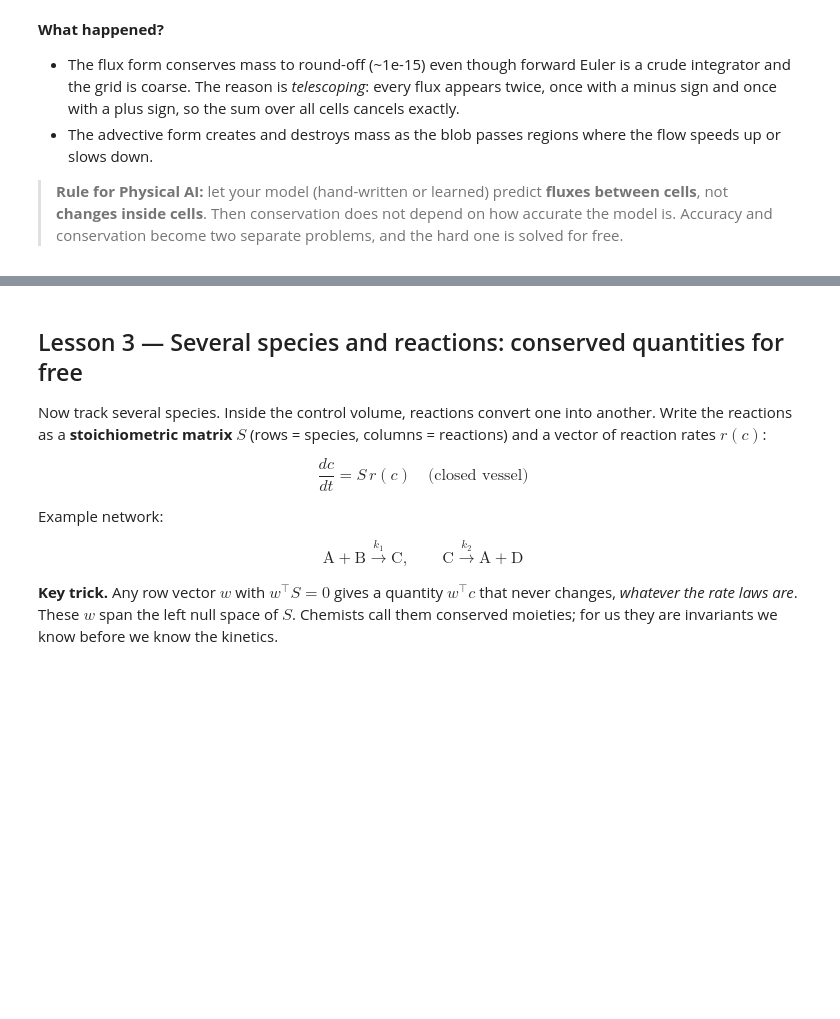
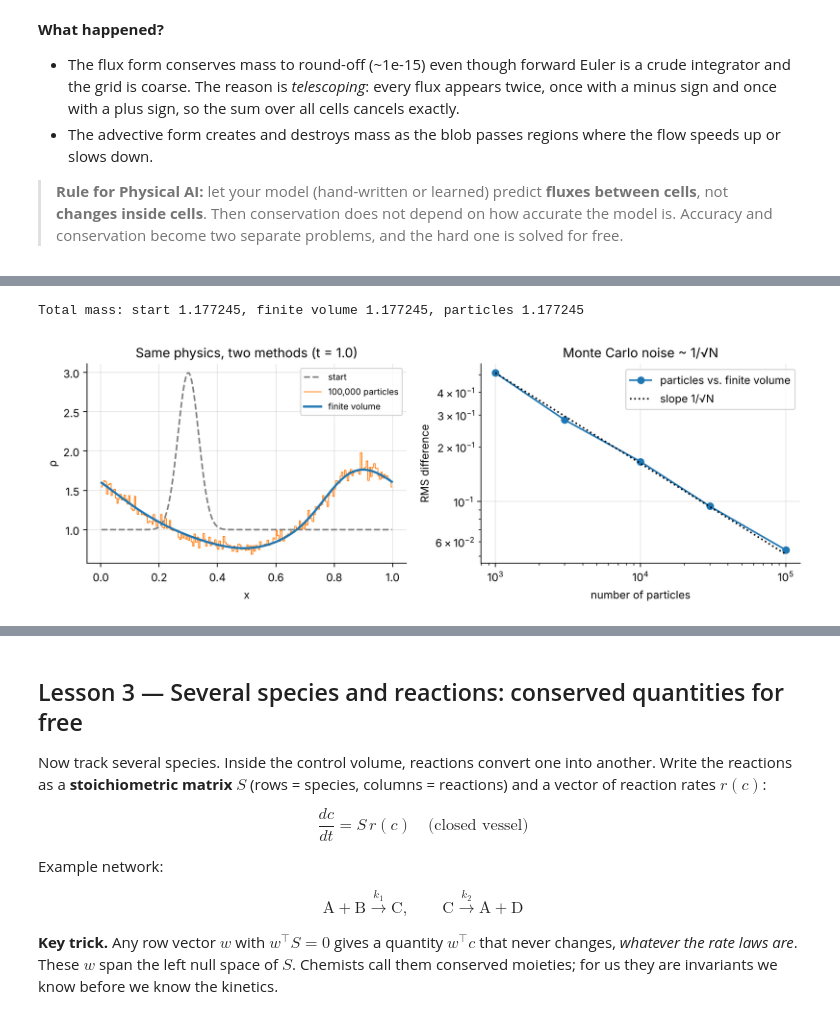
Before and after one commit to dansum/web-apps, a Jupyter notebook: notebooks/mass-balance-physical-ai/mass_balance_physical_ai.ipynb, the cells around one changed output, grey strips where cells are left out. Cells and saved outputs as stored; diff of their text form; code cells hidden in the pictures; blank space fills up the shorter version.

```diff
--- a/notebooks/mass-balance-physical-ai/mass_balance_physical_ai.ipynb
+++ b/notebooks/mass-balance-physical-ai/mass_balance_physical_ai.ipynb
@@ -268,0 +475,49 @@ Advective form : max |mass drift| = 9.8e-02
+# %%
+D_mix = 0.005
+dt_rw, T_rw = 1e-3, 1.0
+
+# 1) Finite volume, flux form: advective flux + diffusive flux through each face
+def rhs_flux_diffusive(r):
+    r_right = np.roll(r, -1)
+    F = u_face * 0.5 * (r + r_right) - D_mix * (r_right - r) / dx
+    return -(F - np.roll(F, 1)) / dx
+
+r_fv = rho0.copy()
+for _ in range(int(T_rw / dt_rw)):
+    r_fv = r_fv + dt_rw * rhs_flux_diffusive(r_fv)
+
+# 2) Monte Carlo: sample particles from the initial density, then random-walk them
+n_part = 100_000
+rng_rw = np.random.default_rng(3)
+cdf = np.concatenate([[0.0], np.cumsum(rho0)]); cdf /= cdf[-1]
+x_edges = np.linspace(0, L, N + 1)
+xp = np.interp(rng_rw.random(n_part), cdf, x_edges)      # inverse-CDF sampling
+m_part = rho0.sum() * dx / n_part                          # every particle carries the same mass
+u_of = lambda x: 1 + 0.5 * np.sin(2 * np.pi * x)
+for _ in range(int(T_rw / dt_rw)):
+    xp = (xp + u_of(xp) * dt_rw + np.sqrt(2 * D_mix * dt_rw) * rng_rw.standard_normal(n_part)) % L
+
+def particle_density(xs, mass_each):
+    counts, _ = np.histogram(xs, bins=x_edges)
+    return counts * mass_each / dx
+
+rho_mc = particle_density(xp, m_part)
+print(f"Total mass: start {rho0.sum()*dx:.6f}, finite volume {r_fv.sum()*dx:.6f}, particles {n_part*m_part:.6f}")
+# %% [output]
+Total mass: start 1.177245, finite volume 1.177245, particles 1.177245
+# %%
+# How does the Monte Carlo noise shrink with more particles?
+ns = [1_000, 3_000, 10_000, 30_000, 100_000]
+rms = [np.sqrt(np.mean((particle_density(xp[:n], rho0.sum() * dx / n) - r_fv)**2)) for n in ns]
+
+fig, axs = plt.subplots(1, 2)
+axs[0].plot(xc, rho0, c="gray", ls="--", label="start")
+axs[0].step(xc, rho_mc, where="mid", c="C1", lw=0.8, label=f"{n_part:,} particles")
+axs[0].plot(xc, r_fv, c="C0", lw=2, label="finite volume")
+axs[0].set(xlabel="x", ylabel="ρ", title=f"Same physics, two methods (t = {T_rw})"); axs[0].legend(fontsize=8)
+axs[1].loglog(ns, rms, "o-", label="particles vs. finite volume")
+axs[1].loglog(ns, rms[0] * np.sqrt(ns[0] / np.array(ns)), "k:", label="slope 1/√N")
+axs[1].set(xlabel="number of particles", ylabel="RMS difference", title="Monte Carlo noise ~ 1/√N"); axs[1].legend()
+plt.tight_layout(); plt.show()
+# %% [output]
+[figure, added]
```
Also changed, not shown: parts of 24 cells of this notebook, 1 other file.
